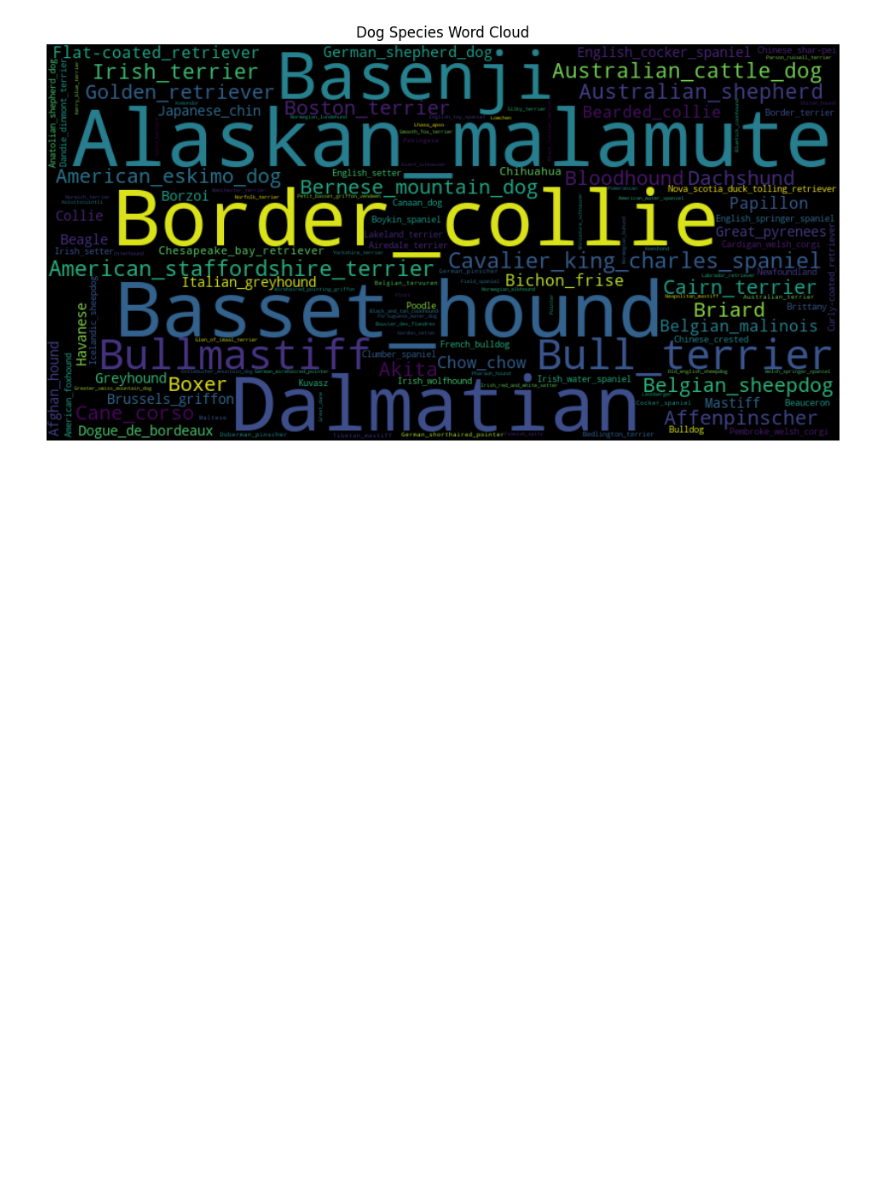
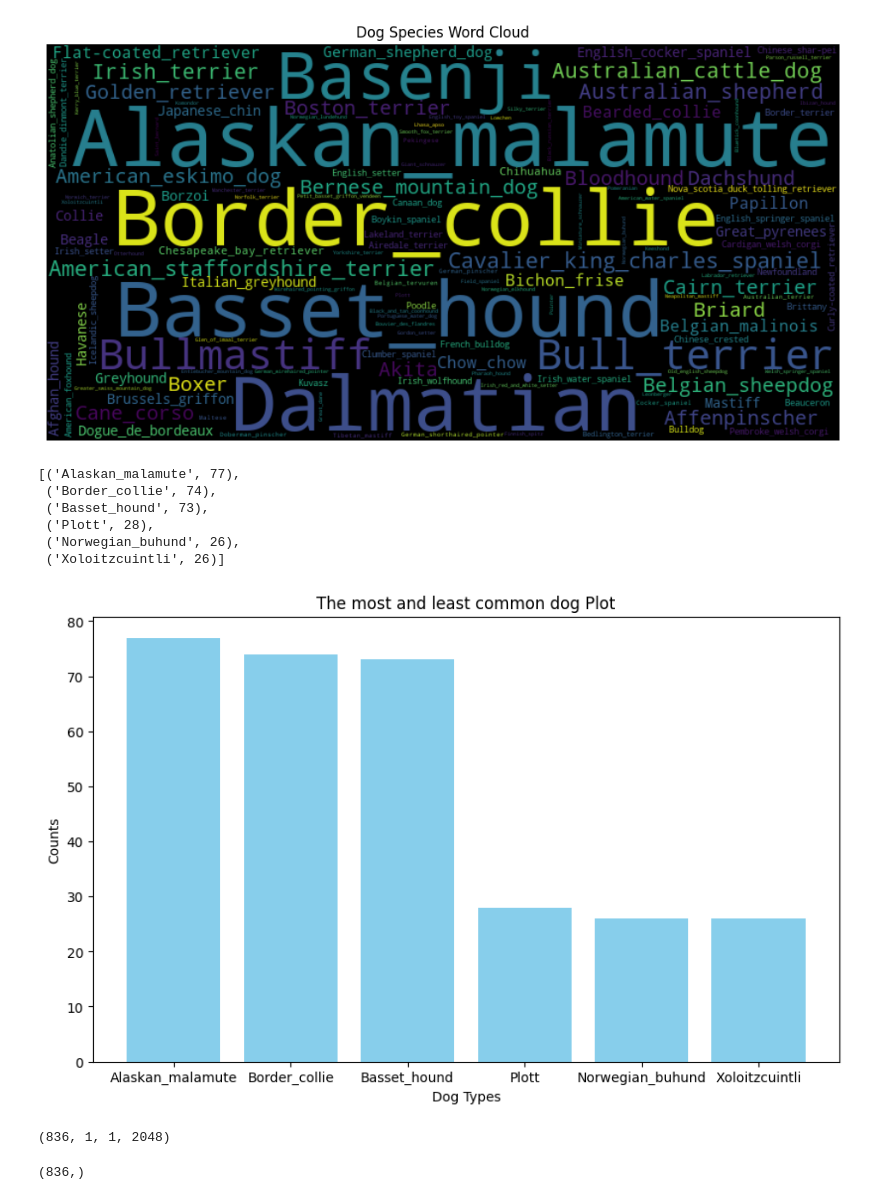
Before and after one commit to thien8226/Udacity-Project-3, a Jupyter notebook: EDA.ipynb, the cells around one changed output. Cells and saved outputs as stored; diff of their text form; code cells hidden in the pictures; blank space fills up the shorter version.

Commit message:
add visualization

```diff
--- a/EDA.ipynb
+++ b/EDA.ipynb
@@ -42,3 +46,48 @@ plt.title('Dog Species Word Cloud')
 plt.show()
 # %% [output]
 [figure]
+# %%
+categories
+# %% [output]
+[('Alaskan_malamute', 77),
+ ('Border_collie', 74),
+ ('Basset_hound', 73),
+ ('Plott', 28),
+ ('Norwegian_buhund', 26),
+ ('Xoloitzcuintli', 26)]
+# %%
+# Sort the dictionary by value
+sorted_counts = sorted(count_dict.items(), key=lambda item: item[1], reverse=True)
+
+# Get the 3 most common and 3 least common categories
+most_common = sorted_counts[:3]
+least_common = sorted_counts[-3:]
+
+# Combine the most common and least common
+categories = most_common + least_common
+
+# Separate categories and counts
+category_names = [category for category, count in categories]
+counts = [count for category, count in categories]
+
+# Create the bar plot
+plt.figure(figsize=(10, 6))
+plt.bar(category_names, counts, color='skyblue')
+plt.xlabel('Dog Types')
+plt.ylabel('Counts')
+plt.title('The most and least common dog Plot')
+plt.show()
+# %% [output]
+[figure, added]
+# %%
+bottleneck_features = np.load('bottleneck_features/DogResnet50Data.npz')
+test_Resnet50 = bottleneck_features['test']
+test_Resnet50.shape
+# %% [output]
+(836, 1, 1, 2048)
+# %%
+data = load_files('data/dog_images/test')
+test_targets = data['target']
+test_targets.shape
+# %% [output]
+(836,)
```
Also changed, not shown: parts of 3 cells of this notebook.
